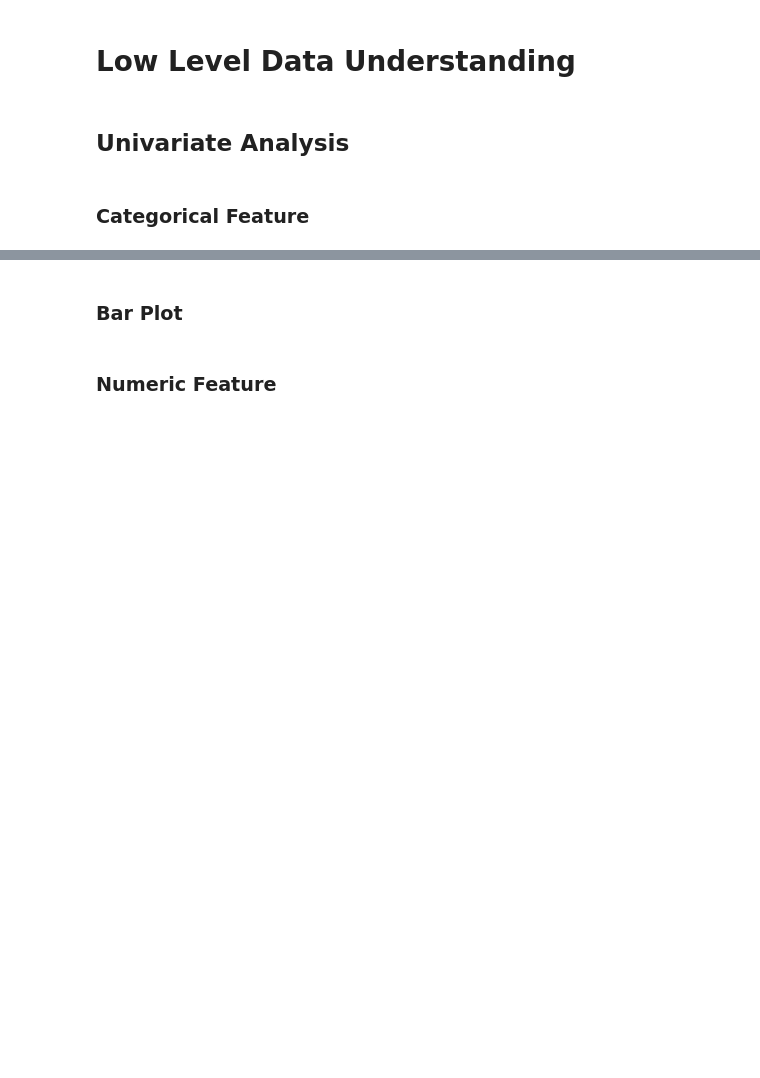
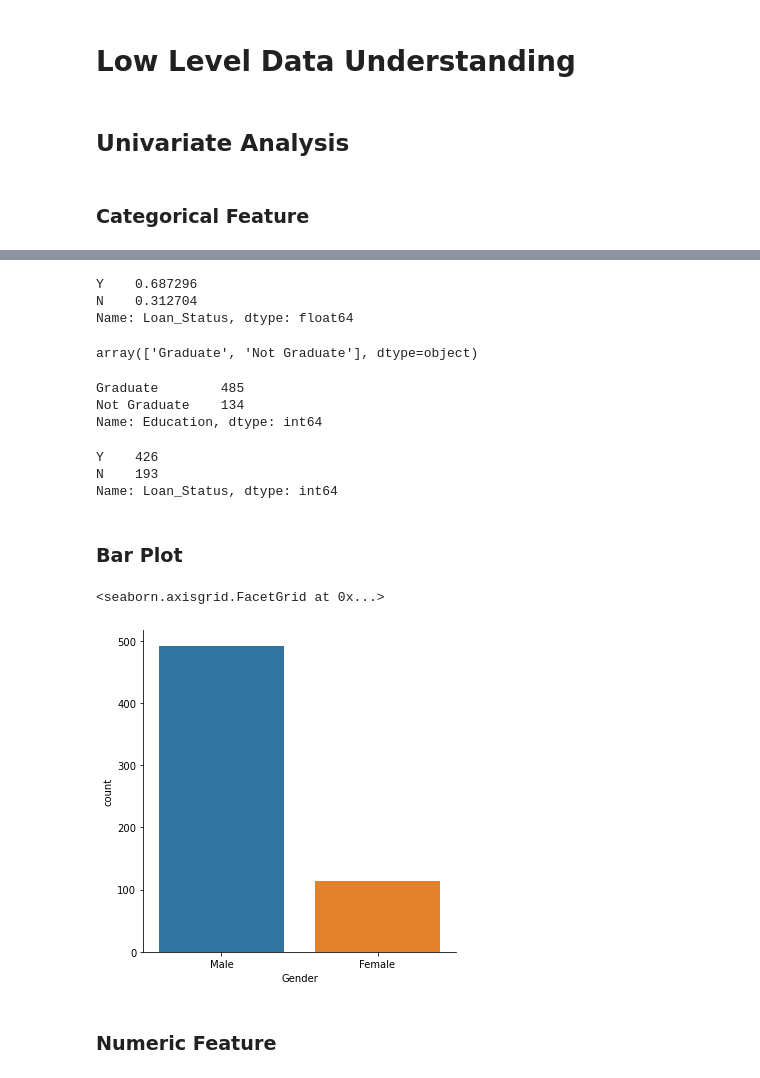
Before and after one commit to SR1608/Pandas, a Jupyter notebook: Data_Visualization.ipynb, the cells around one changed output, grey strips where cells are left out. Saved outputs shown, nothing was run; the diff lists cells and outputs as text; code cells hidden in the pictures; blank space fills up the shorter version.

```diff
--- a/Data_Visualization.ipynb
+++ b/Data_Visualization.ipynb
@@ -54,0 +86,2 @@ df
+# %%
+df['CoapplicantIncome'] = df['CoapplicantIncome'].astype('int')
@@ -149,5 +206,32 @@ df.head()
+# %%
+df['Loan_Status'].value_counts(normalize=True)
+# %% [output]
+Y    0.687296
+N    0.312704
+Name: Loan_Status, dtype: float64
+# %%
+df['Education'].unique()
+# %% [output]
+array(['Graduate', 'Not Graduate'], dtype=object)
+# %%
+df['Education'].value_counts()
+# %% [output]
+Graduate        485
+Not Graduate    134
+Name: Education, dtype: int64
+# %%
+df['Loan_Status'].value_counts()
+# %% [output]
+Y    426
+N    193
+Name: Loan_Status, dtype: int64
 # %% [markdown]
 ### Bar Plot
+# %%
+sns.catplot(data=df , x = 'Gender' , kind = 'count')
+# %% [output]
+<seaborn.axisgrid.FacetGrid at 0x...>
+[figure, added]
 # %% [markdown]
 ### Numeric Feature
 # %%
```
Also changed, not shown: parts of 15 cells of this notebook.
